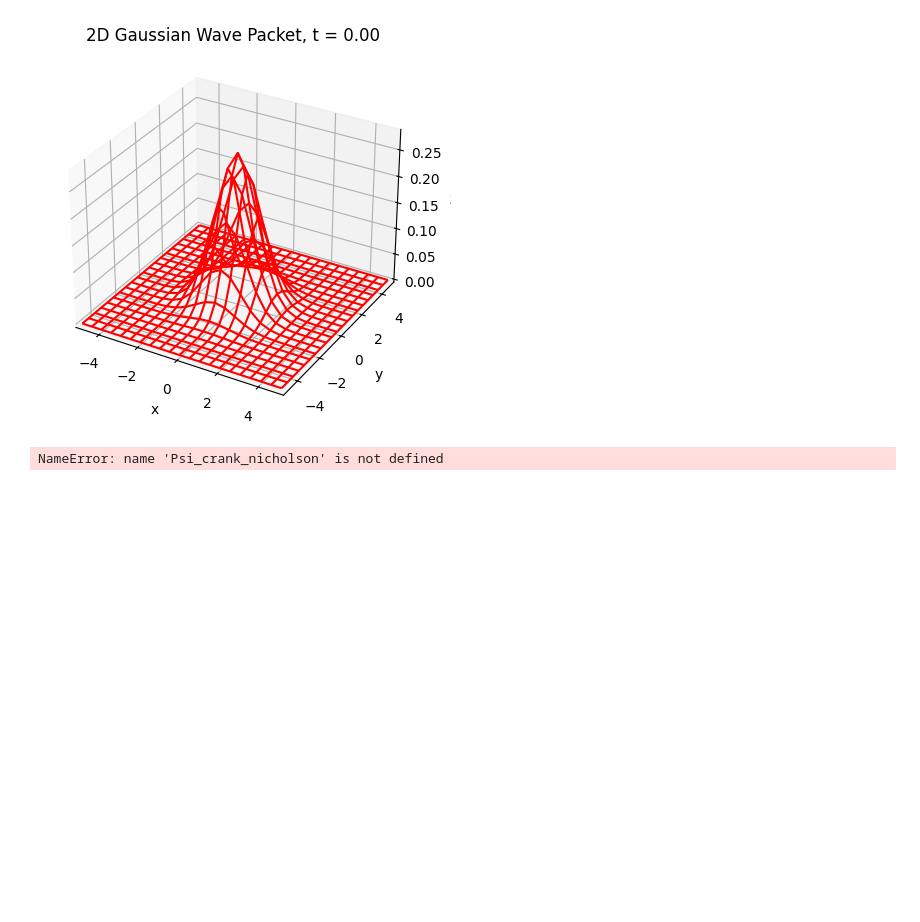
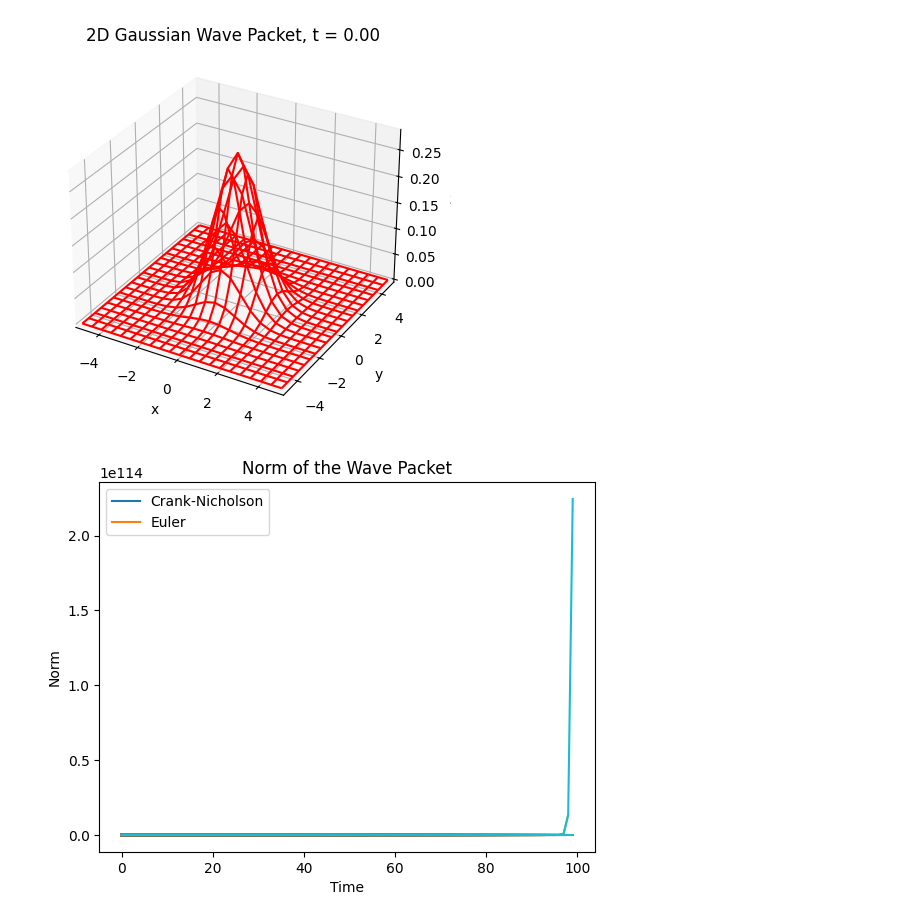
Before and after one commit to Sassy-Buoy/2d-GWP-CN, a Jupyter notebook: gwp.ipynb, the cells around one changed output. Saved outputs shown, nothing was run; the diff lists cells and outputs as text; code cells hidden in the pictures; blank space fills up the shorter version.

```diff
--- a/gwp.ipynb
+++ b/gwp.ipynb
@@ -156,8 +156,8 @@ def time_evolution(x0, y0, f):
     return Psi
 
 
-#Psi_euler = time_evolution(x0, y0, euler)
-#Psi_crank_nicholson = time_evolution(x0, y0, crank_nicholson)
+Psi_euler = time_evolution(x0, y0, euler)
+Psi_crank_nicholson = time_evolution(x0, y0, crank_nicholson)
 # %%
 def fd_2d_time_evolution(V, psi):
     """finite difference algorithm for 2D Schrodinger equation"""
@@ -239,17 +239,17 @@ ani_3d.save('3D_Gaussian_Wave_Packet.gif', writer='pillow')
 [figure]
 # %%
 # make a plot of how the norm of the wave packet changes over time for the different algorithms
-for i in [Psi_crank_nicholson]:
+for i in [Psi_crank_nicholson, Psi_euler]:
     Psi = i
     norms = []
     for i in range(int(len(Psi)/2)):
         norms.append(norm(Psi[i][1]) - 1)
         plt.plot(norms)
 
-plt.legend(['Crank-Nicholson'])
+plt.legend(['Crank-Nicholson', 'Euler'])
 plt.xlabel('Time')
 plt.ylabel('Norm')
 plt.title('Norm of the Wave Packet')
 plt.show()
 # %% [output]
-NameError: name 'Psi_crank_nicholson' is not defined
+[figure, added]
```
